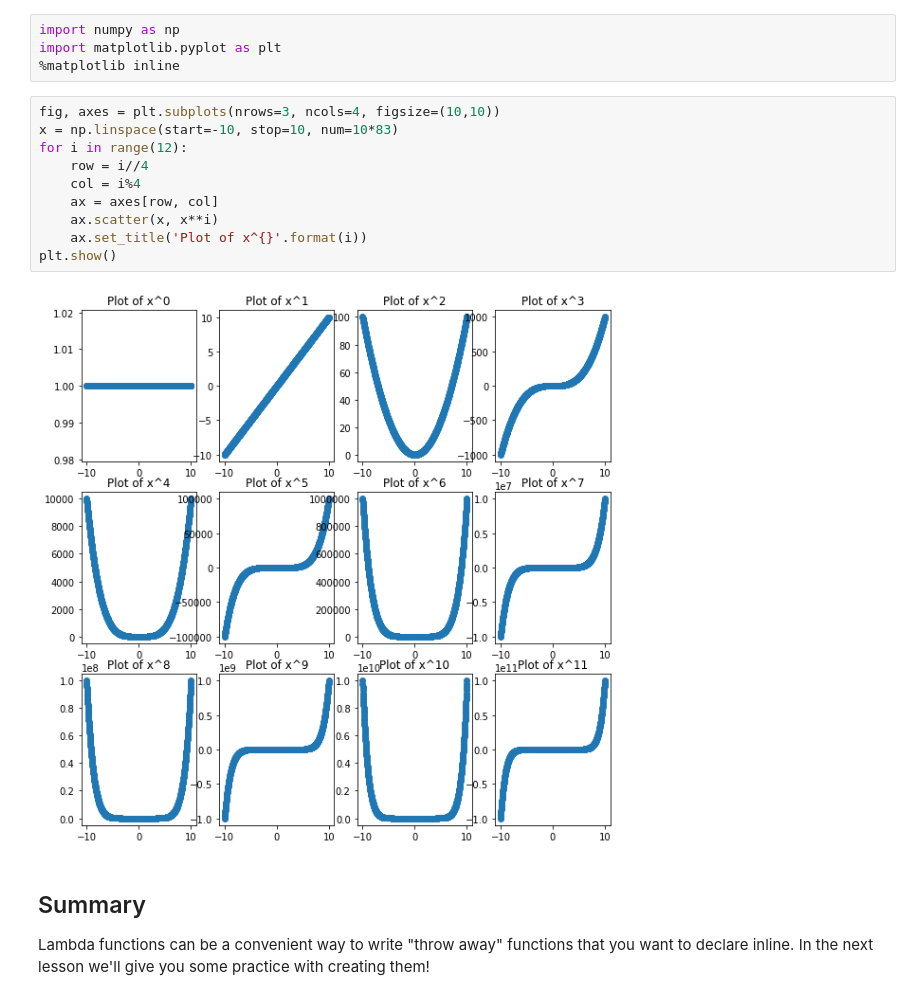
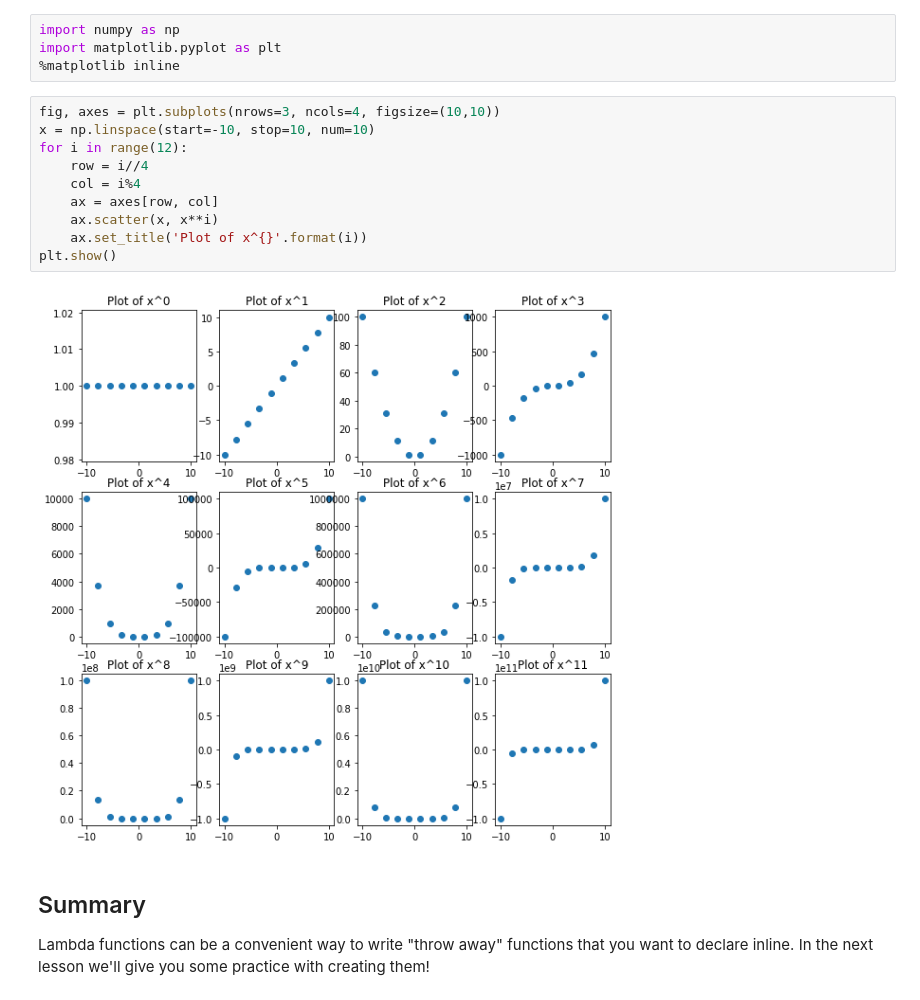
Before and after one commit to makesourcenotcode/dsc-lambda-functions-nyc-ds-career-042219, a Jupyter notebook: index.ipynb, the cells around one changed output. Saved outputs shown, nothing was run; the diff lists cells and outputs as text.

```diff
--- a/index.ipynb
+++ b/index.ipynb
@@ -260,16 +260,16 @@ import matplotlib.pyplot as plt
 %matplotlib inline
 # %%
 fig, axes = plt.subplots(nrows=3, ncols=4, figsize=(10,10))
-x = np.linspace(start=-10, stop=10, num=10*83)
+x = np.linspace(start=-10, stop=10, num=10)
 for i in range(12):
     row = i//4
     col = i%4
     ax = axes[row, col]
     ax.scatter(x, x**i)
     ax.set_title('Plot of x^{}'.format(i))
 plt.show()
 # %% [output]
-[figure, old version]
+[figure, new version]
 # %% [markdown]
 ## Summary
 
```
